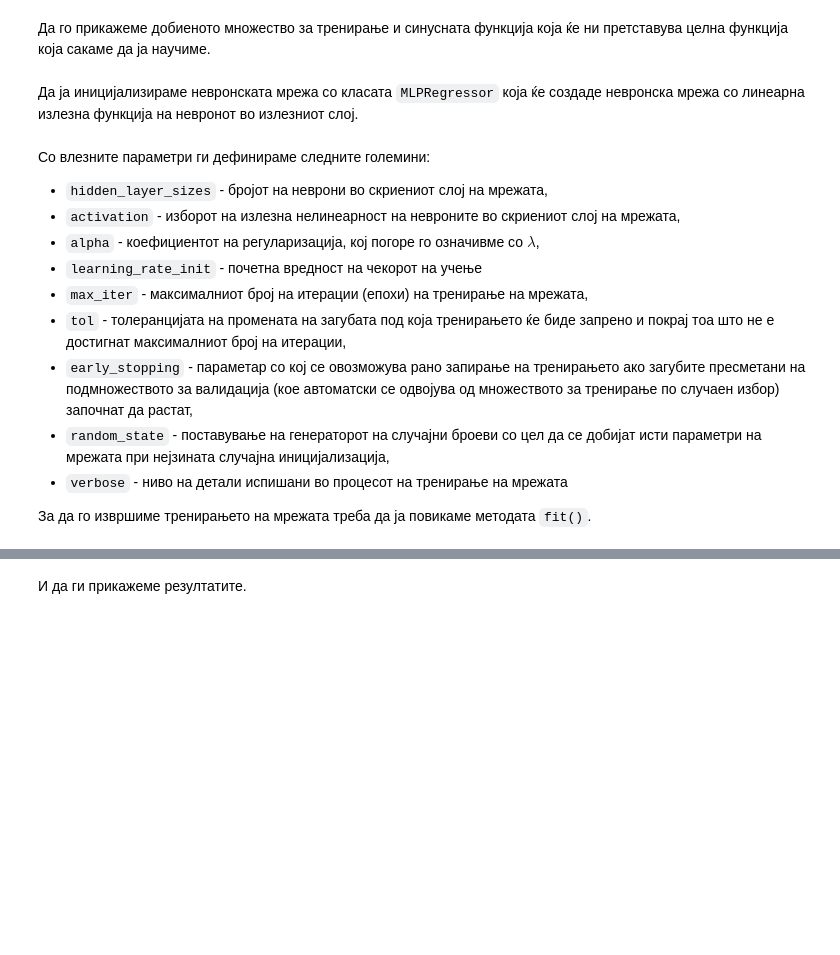
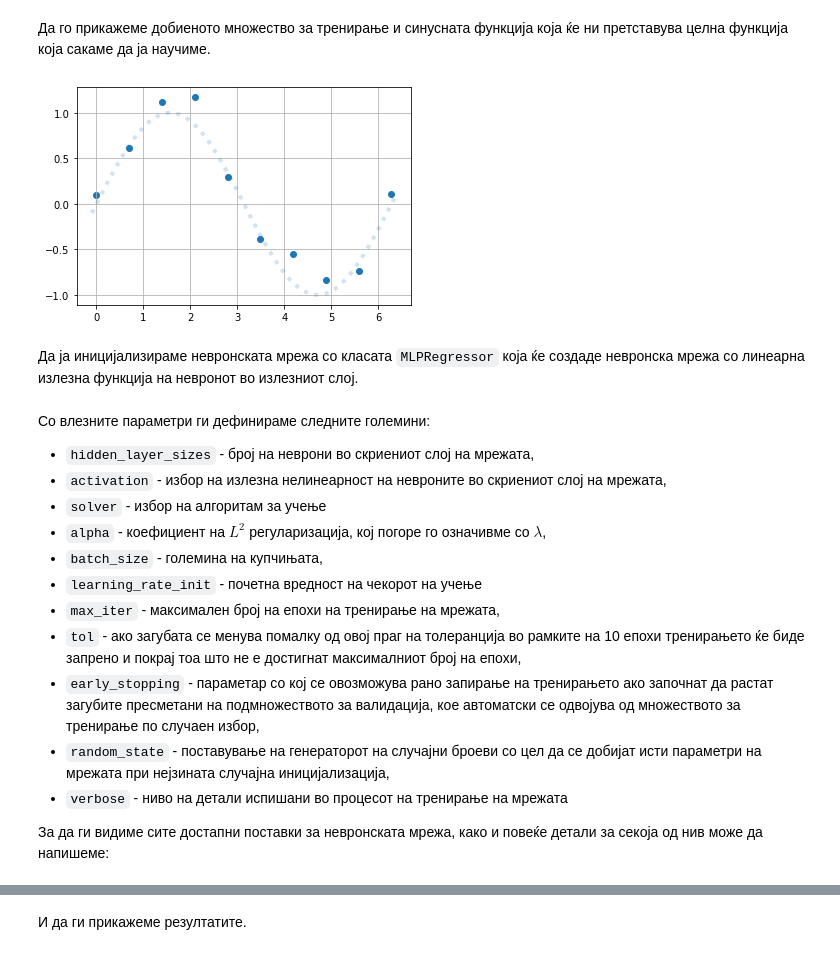
Before and after one commit to TomislavKartalov/VALENCE_ML_ebook, a Jupyter notebook: MK/12. Fully connected NNs - mk.ipynb, the cells around one changed output, grey strips where cells are left out. Cells and saved outputs as stored; diff of their text form; code cells hidden in the pictures; blank space fills up the shorter version.

```diff
--- a/MK/12. Fully connected NNs - mk.ipynb
+++ b/MK/12. Fully connected NNs - mk.ipynb
@@ -255,14 +256,16 @@ ys = np.sin(xs) + np.random.normal(size=xs.size) * 0.2
 # %%
 x_axis = np.linspace(-.1, 2 * np.pi + .1, 100)
 y_sin = np.sin(x_axis)
 
 xs = np.expand_dims(xs, 1)
 x_axis = np.expand_dims(x_axis, 1)
 
 plt.figure()
 plt.scatter(xs, ys)
-plt.plot(x_axis, y_sin, lw=2, alpha=0.5)
+plt.plot(x_axis, y_sin, ':', lw=4, alpha=0.2)
 plt.grid()
+# %% [output]
+[figure, added]
 # %% [markdown]
 Да ја иницијализираме невронската мрежа со класата `MLPRegressor` која ќе создаде невронска мрежа со линеарна излезна функција на невронот во излезниот слој.
 # %%
@@ -279,14 +284,16 @@ reg = neural_network.MLPRegressor(
     )
 # %% [markdown]
 Со влезните параметри ги дефинираме следните големини:
-- `hidden_layer_sizes` - бројот на неврони во скриениот слој на мрежата,
-- `activation` - изборот на излезна нелинеарност на невроните во скриениот слој на мрежата,
-- `alpha` - коефициентот на регуларизација, кој погоре го означивме со $\lambda$,
+- `hidden_layer_sizes` - број на неврони во скриениот слој на мрежата,
+- `activation` - избор на излезна нелинеарност на невроните во скриениот слој на мрежата,
+- `solver` - избор на алгоритам за учење
+- `alpha` - коефициент на $L^2$ регуларизација, кој погоре го означивме со $\lambda$,
+- `batch_size` - големина на купчињата,
 - `learning_rate_init` - почетна вредност на чекорот на учење
-- `max_iter` - максималниот број на итерации (епохи) на тренирање на мрежата,
-- `tol` - толеранцијата на промената на загубата под која тренирањето ќе биде запрено и покрај тоа што не е достигнат максималниот број на итерации,
-- `early_stopping` - параметар со кој се овозможува рано запирање на тренирањето ако загубите пресметани на подмножеството за валидација (кое автоматски се одвојува од множеството за тренирање по случаен избор) започнат да растат,
+- `max_iter` - максимален број на епохи на тренирање на мрежата,
+- `tol` - ако загубата се менува помалку од овој праг на толеранција во рамките на 10 епохи тренирањето ќе биде запрено и покрај тоа што не е достигнат максималниот број на епохи,
+- `early_stopping` - параметар со кој се овозможува рано запирање на тренирањето ако започнат да растат загубите пресметани на подмножеството за валидација, кое автоматски се одвојува од множеството за тренирање по случаен избор,
 - `random_state` - поставување на генераторот на случајни броеви со цел да се добијат исти параметри на мрежата при нејзината случајна иницијализација,
 - `verbose` - ниво на детали испишани во процесот на тренирање на мрежата
 
-За да го извршиме тренирањето на мрежата треба да ја повикаме методата `fit()`.
+За да ги видиме сите достапни поставки за невронската мрежа, како и повеќе детали за секоја од нив може да напишеме:
```
Also changed, not shown: parts of 42 cells of this notebook.
